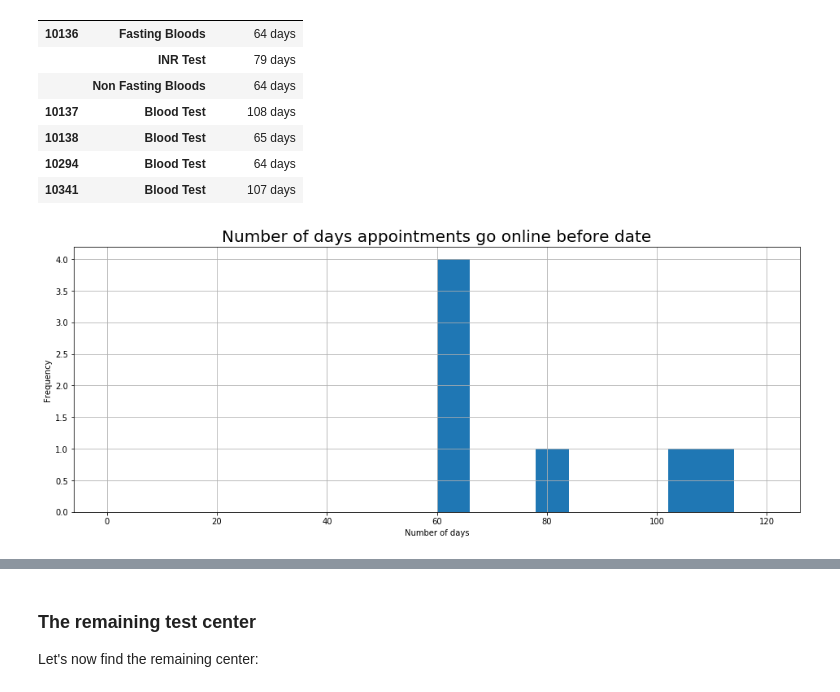
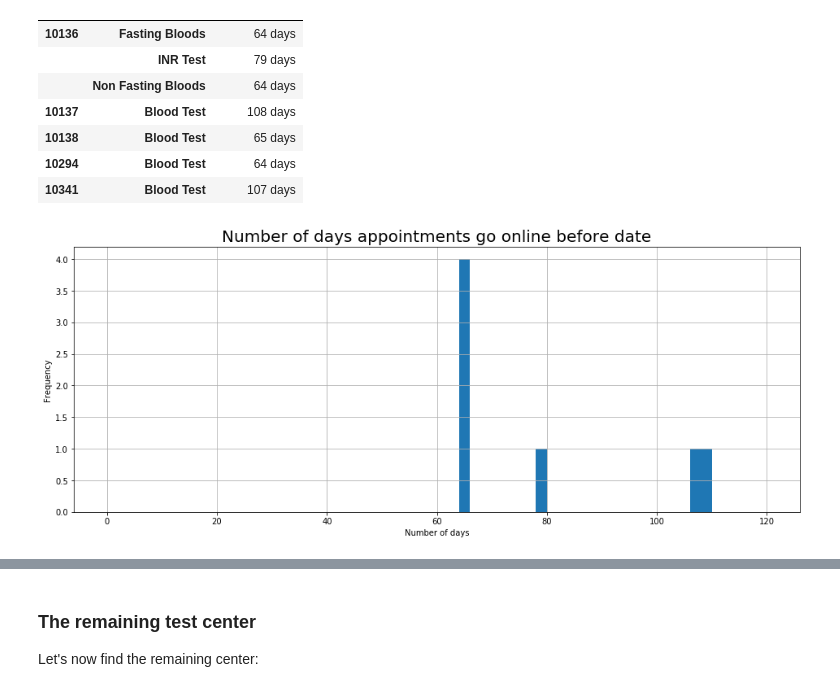
Before and after one commit to antoinechoffrut/UHCW, a Jupyter notebook: UHCW_EDA.ipynb, the cells around one changed output, grey strips where cells are left out. Drawn from its saved outputs; the diff is of its cells as text; code cells hidden in the pictures.

```diff
--- a/UHCW_EDA.ipynb
+++ b/UHCW_EDA.ipynb
@@ -359,0 +376,27 @@ df_first_appearance = UHCW.get_first_appearance(df)
+# %%
+first_appearance = schedule.copy()
+first_appearance['appointment'] = first_appearance['appointment'].apply(
+    lambda ts: ts.tz_convert(tz_utc)
+)
+
+first_appearance = first_appearance.groupby(
+    ['id', 'test type', 'appointment']
+)[['grab']].min()
+first_appearance.rename(
+    index=str,
+    columns={'grab': 'first appearance'},
+    inplace=True
+)
+
+
+first_appearance.reset_index(inplace=True)
+first_appearance['appointment'] = pd.to_datetime(
+    first_appearance['appointment']
+)
+first_appearance['appointment'] = \
+    first_appearance['appointment'].apply(
+        lambda ts: ts.tz_localize(tz_utc).tz_convert(tz_london)
+    )
+first_appearance['id'] = first_appearance['id'].astype(int)
+
+first_appearance.info()
@@ -362,13 +415,12 @@ We generate another dataframe by adding three columns, where the `open window` c
 # %%
-df_post_appt = df_first_appearance.copy()
-df_post_appt['appointment date'] = df_post_appt['appointment'].apply(
+first_appearance['appointment date'] = first_appearance['appointment'].apply(
     lambda ts: ts.date()
 )
-df_post_appt['first appearance date'] = df_post_appt['first appearance'].apply(
+first_appearance['first appearance date'] = first_appearance['first appearance'].apply(
     lambda ts: ts.date()
 )
-df_post_appt['open window'] = df_post_appt['appointment date'] - df_post_appt['first appearance date']
-df_post_appt.head()
+first_appearance['open window'] = first_appearance['appointment date'] - first_appearance['first appearance date']
+first_appearance.head()
 # %% [output]
 |  | id | test type | appointment | first appearance | appointment date | first appearance date | ... |
 | 0 | 10136 | Fasting Bloods | 2019-01-17 07:20:00+00:00 | 2019-01-15 13:40:00+00:00 | 2019-01-17 | 2019-01-15 | ... |
@@ -429,8 +481,8 @@ Our next goal is to verify that all appointments on a new date (in a given test
 ### Classifying centers by `first appearance` timestamps
 We record the two most occurring `first appearance` timestamps:
 # %%
-new_posting_timestamp_1 = df_post_appt['first appearance'].value_counts().index[1]
-new_posting_timestamp_2 = df_post_appt['first appearance'].value_counts().index[2]
+new_posting_timestamp_1 = first_appearance['first appearance'].value_counts().index[1]
+new_posting_timestamp_2 = first_appearance['first appearance'].value_counts().index[2]
 # %% [markdown]
 Next we look at the test centers with these `first appearance` values appearing in their data:
 
@@ -578,7 +630,7 @@ Similar conclusions hold: ignoring the date of `2019-01-16`, for any given test
 
 Let's look at the number of days the appointments are put online ahead of time:
 # %%
-df_open_window_2 = df_post_appt[df_post_appt['first appearance'] == new_posting_timestamp_2].groupby(
+df_open_window_2 = first_appearance[first_appearance['first appearance'] == new_posting_timestamp_2].groupby(
     ['id', 'test type'])['open window'].unique().to_frame()['open window'].apply(
     lambda ow: ow[-1]).to_frame()
 df_open_window_2
@@ -594,9 +646,9 @@ df_open_window_2
 | 10341 | Blood Test | 107 days |
 # %%
 fig, ax = plt.subplots(figsize=(16, 6))
-df_open_window_2['open window'].apply(lambda dt: dt.days).astype(int).hist(bins=20, range=(0, 120), ax=ax);
+df_open_window_2['open window'].apply(lambda dt: dt.days).astype(int).hist(bins=60, range=(0, 120), ax=ax);
 ax.set_title("Number of days appointments go online before date", fontsize=20)
 ax.set_xlabel("Number of days");
 ax.set_ylabel("Frequency");
 # %% [output]
-[figure, old version]
+[figure, new version]
```
Also changed, not shown: parts of 69 cells of this notebook.
